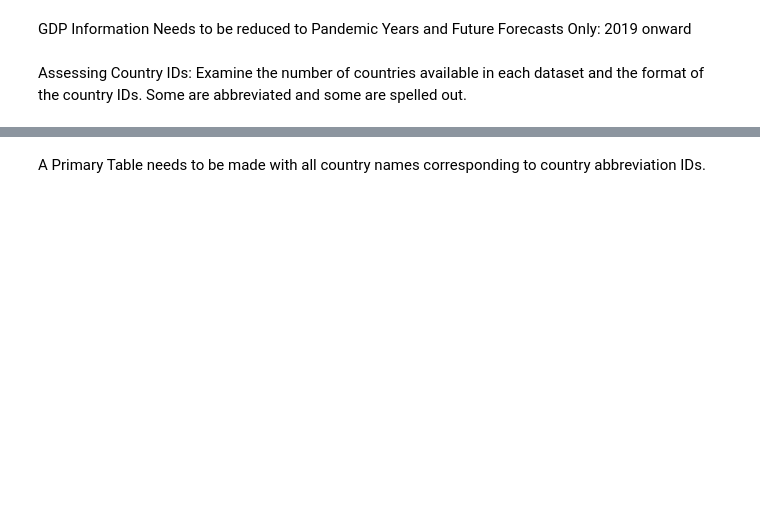
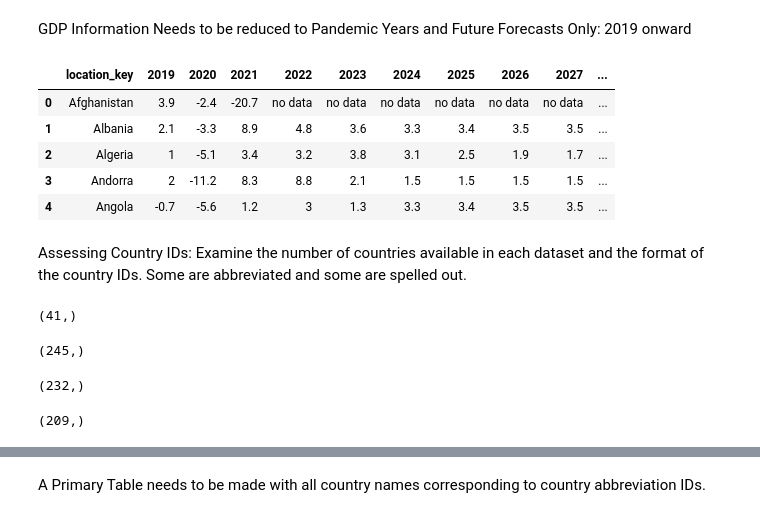
Before and after one commit to vickyvanderwagt/Covid-Economic-Database-and-Insights, a Jupyter notebook: COVID_Impacts.ipynb, the cells around one changed output, grey strips where cells are left out. Cells and saved outputs as stored; diff of their text form; code cells hidden in the pictures; blank space fills up the shorter version.

```diff
--- a/COVID_Impacts.ipynb
+++ b/COVID_Impacts.ipynb
@@ -121,23 +287,47 @@ vacc.head()
 # %% [markdown]
 GDP Information Needs to be reduced to Pandemic Years and Future Forecasts Only: 2019 onward
 # %%
-gdp = gdp.drop([0:40])
+# Grab desired years
+gdp = gdp.iloc[: , [0] + list(range(40, 50))]
+
+# Update column 1 name
+gdp.rename(columns={'Real GDP growth (Annual percent change)': 'location_key'}, inplace=True)
+
+# View
 gdp.head()
+# %% [output]
+|  | location_key | 2019 | 2020 | 2021 | 2022 | 2023 | 2024 | 2025 | 2026 | 2027 | ... |
+| 0 | Afghanistan | 3.9 | -2.4 | -20.7 | no data | no data | no data | no data | no data | no data | ... |
+| 1 | Albania | 2.1 | -3.3 | 8.9 | 4.8 | 3.6 | 3.3 | 3.4 | 3.5 | 3.5 | ... |
+| 2 | Algeria | 1 | -5.1 | 3.4 | 3.2 | 3.8 | 3.1 | 2.5 | 1.9 | 1.7 | ... |
+| 3 | Andorra | 2 | -11.2 | 8.3 | 8.8 | 2.1 | 1.5 | 1.5 | 1.5 | 1.5 | ... |
+| 4 | Angola | -0.7 | -5.6 | 1.2 | 3 | 1.3 | 3.3 | 3.4 | 3.5 | 3.5 | ... |
 # %% [markdown]
 Assessing Country IDs:
 Examine the number of countries available in each dataset and the format of the country IDs. Some are abbreviated and some are spelled out.
 # %%
 # String names for countries
 # 41 countries
-learn['country'].value_counts()
+learn['location_key'].value_counts().shape
+# %% [output]
+(41,)
 # %%
 # Abbreviations for countries
-demos['location_key'].value_counts()
+# 245 countries
+demos['location_key'].value_counts().shape
+# %% [output]
+(245,)
 # %%
 # Abbreviations for countries
-epi['location_key'].value_counts()
+# 232 countries
+epi['location_key'].value_counts().shape
+# %% [output]
+(232,)
 # %%
 # Abbreviations for countries
-health['location_key'].value_counts()
+# 209 countries
+health['location_key'].value_counts().shape
+# %% [output]
+(209,)
 # %%
 # Abbreviations for countries
```
Also changed, not shown: parts of 27 cells of this notebook.
